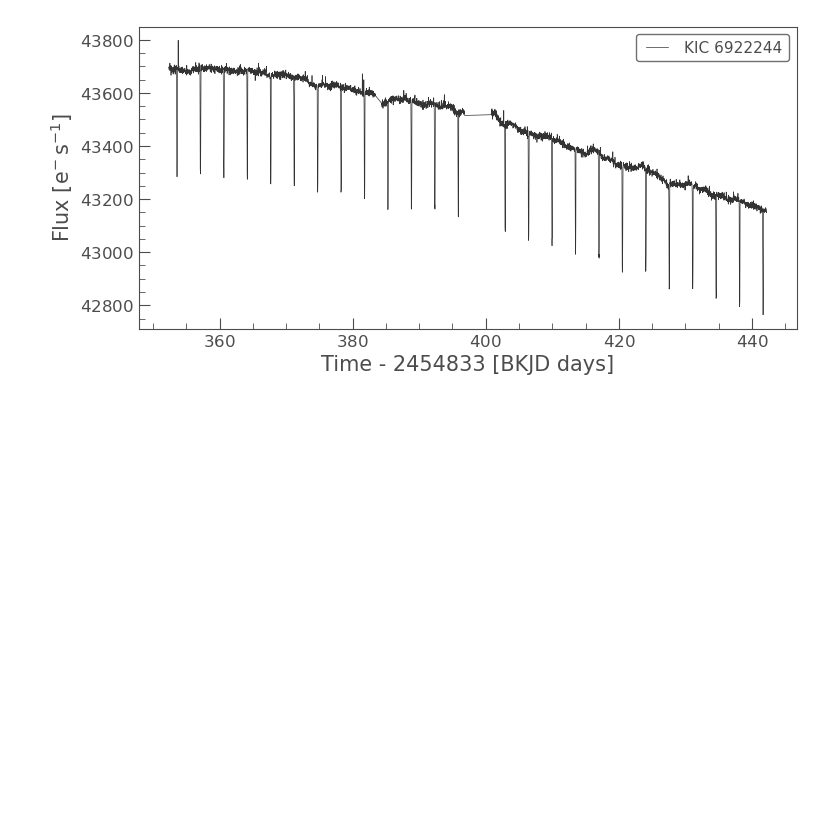
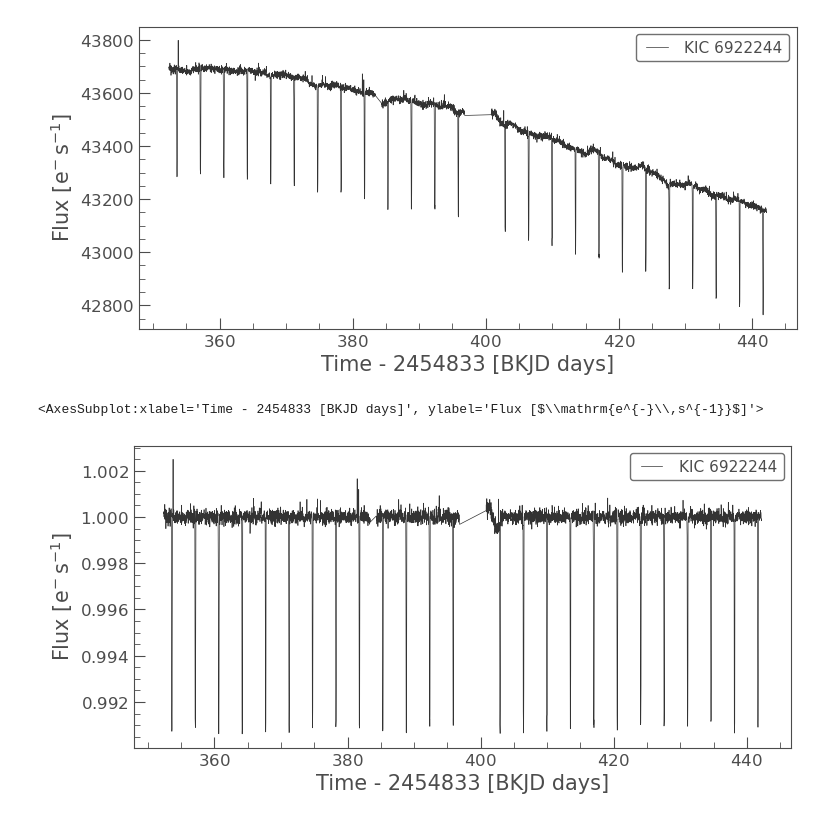
Before and after one commit to mark-williams/exo, a Jupyter notebook: lk.ipynb, the cells around one changed output. Saved outputs shown, nothing was run; the diff lists cells and outputs as text; code cells hidden in the pictures; blank space fills up the shorter version.

Commit message:
chore: flatten the plot.

```diff
--- a/lk.ipynb
+++ b/lk.ipynb
@@ -16,3 +16,10 @@ lc.plot()
 # %% [output]
 <AxesSubplot:xlabel='Time - 2454833 [BKJD days]', ylabel='Flux [$\\mathrm{e^{-}\\,s^{-1}}$]'>
 [figure]
+# %%
+# Note how the whole curve reduces in intensity over time. Let's flatten it.
+lc_flat = lc.flatten()
+lc_flat.plot()
+# %% [output]
+<AxesSubplot:xlabel='Time - 2454833 [BKJD days]', ylabel='Flux [$\\mathrm{e^{-}\\,s^{-1}}$]'>
+[figure, added]
```
